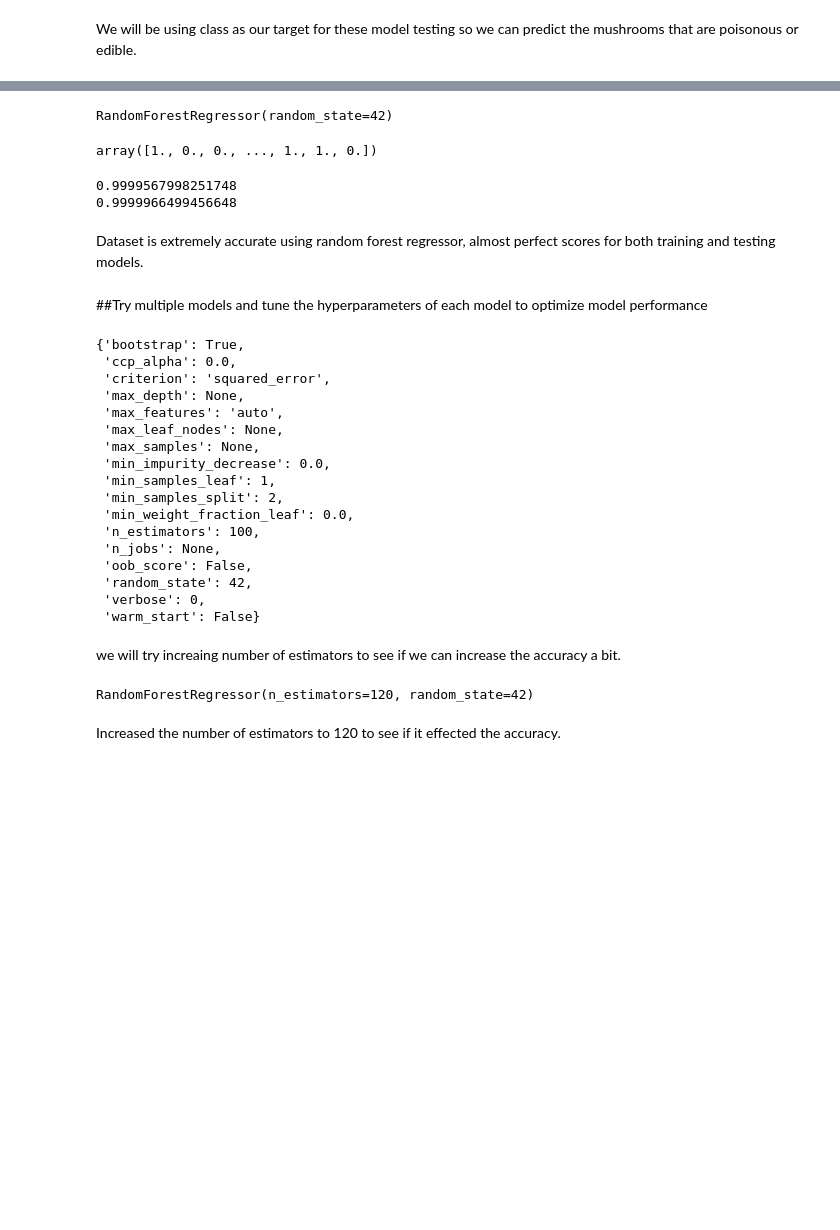
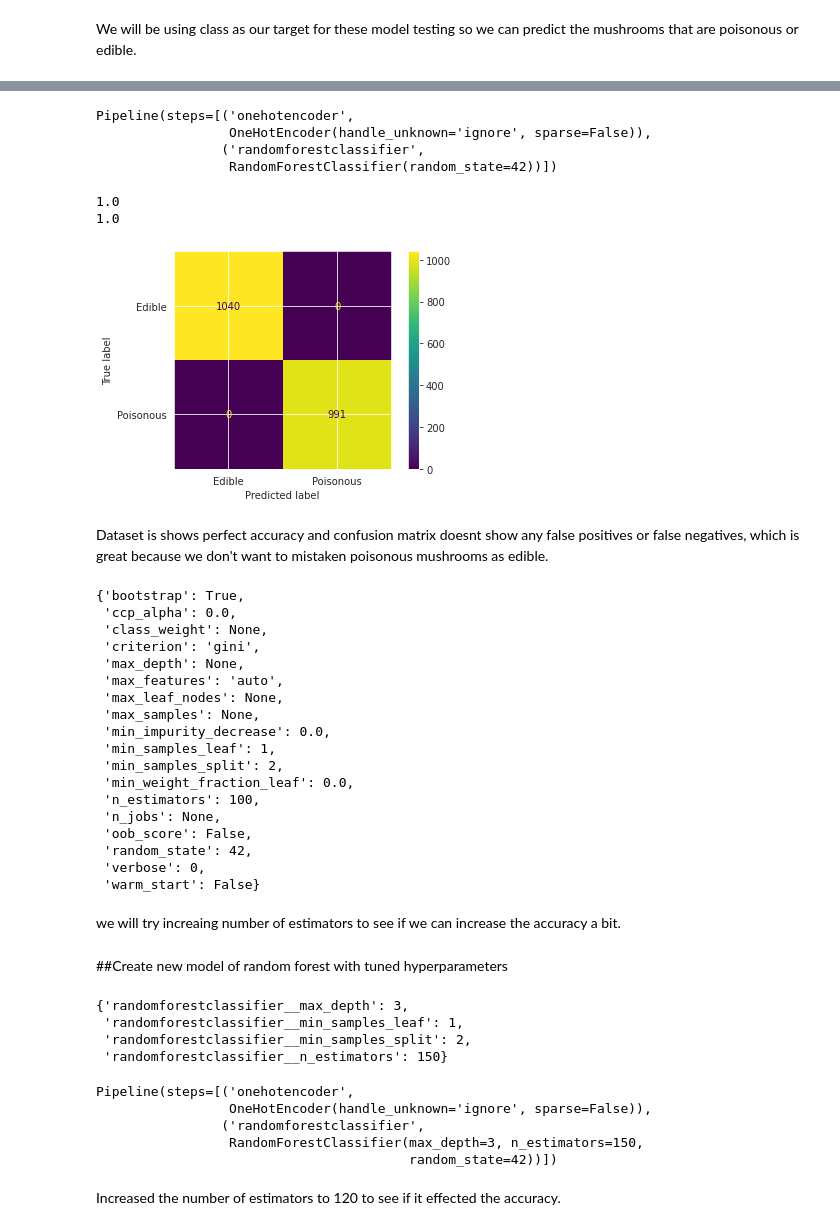
Before and after one commit to TopData530/Mushroom-Predictions, a Jupyter notebook: Project_2_Part_4.ipynb, the cells around one changed output, grey strips where cells are left out. Saved outputs shown, nothing was run; the diff lists cells and outputs as text; code cells hidden in the pictures; blank space fills up the shorter version.

```diff
--- a/Project_2_Part_4.ipynb
+++ b/Project_2_Part_4.ipynb
@@ -515,7 +478 @@ ColumnTransformer(transformers=[('pipeline',
-# %%
-#Process and transform data and convert parameter back to orginal split parameters
-X_train_processed = preprocessor.transform(X_train)
-X_test_processed = preprocessor.transform(X_test)
-X_train = X_train_processed
-X_test = X_test_processed
 # %% [markdown]
@@ -523,38 +480,45 @@ X_test = X_test_processed
 # %%
 # Import random forest Regressor
-from sklearn.ensemble import RandomForestRegressor
+from sklearn.ensemble import RandomForestClassifier
 #Instantiate randomforest for model
-rf = RandomForestRegressor(random_state = 42)
+rf = RandomForestClassifier(random_state = 42)
 # %%
 #Fit randomforest into data
-rf.fit(X_train, y_train)
+rf_pipe = make_pipeline(ohe, rf)
+rf_pipe.fit(X_train, y_train)
 # %% [output]
-RandomForestRegressor(random_state=42)
+Pipeline(steps=[('onehotencoder',
+                 OneHotEncoder(handle_unknown='ignore', sparse=False)),
+                ('randomforestclassifier',
+                 RandomForestClassifier(random_state=42))])
-# %%
-#Show data used for prediction
-rf.predict(X_test)
-# %% [output]
-array([1., 0., 0., ..., 1., 1., 0.])
+# %%
+#Create prediction for confusion matrix display
+predictions = rf_pipe.predict(X_test)
 # %%
 #Print accuracy scores of randomforest
-rf_train_score = rf.score(X_train, y_train)
-rf_test_score = rf.score(X_test, y_test)
+rf_train_score = rf_pipe.score(X_train, y_train)
+rf_test_score = rf_pipe.score(X_test, y_test)
 print(rf_train_score)
 print(rf_test_score)
 # %% [output]
-0.9999567998251748
-0.9999966499456648
+1.0
+1.0
-# %% [markdown]
-Dataset is extremely accurate using random forest regressor, almost perfect scores for both training and testing models.
-# %% [markdown]
-##Try multiple models and tune the hyperparameters of each model to optimize model performance
+# %%
+#Plot confusion matrix display
+labels=['Edible','Poisonous']
+ConfusionMatrixDisplay.from_predictions(y_test, predictions, display_labels=labels,);
+# %% [output]
+[figure, added]
+# %% [markdown]
+Dataset is shows perfect accuracy and confusion matrix doesnt show any false positives or false negatives, which is great because we don't want to mistaken poisonous mushrooms as edible.
 # %%
 #Check parameters for hypertuning
 rf.get_params()
 # %% [output]
 {'bootstrap': True,
  'ccp_alpha': 0.0,
- 'criterion': 'squared_error',
+ 'class_weight': None,
+ 'criterion': 'gini',
  'max_depth': None,
  'max_features': 'auto',
  'max_leaf_nodes': None,
@@ -571,12 +535,34 @@ rf.get_params()
  'warm_start': False}
 # %% [markdown]
 we will try increaing number of estimators to see if we can increase the accuracy a bit.
+# %% [markdown]
+##Create new model of random forest with tuned hyperparameters
+# %%
+# Let's try tuning our n_estimators, depth, and min_samples_leaf
+rf_params = {'randomforestclassifier__max_depth': [1,2,3],
+             'randomforestclassifier__min_samples_leaf': [1,3,5],
+             'randomforestclassifier__min_samples_split': [2,3,4],
+             'randomforestclassifier__n_estimators': [50, 100, 150]}
+
+# Instantiate GridSearchCV and get best parameters
+rf_grid_search = GridSearchCV(rf_pipe, rf_params)
+rf_grid_search.fit(X_train, y_train)
+rf_grid_search.best_params_
+# %% [output]
+{'randomforestclassifier__max_depth': 3,
+ 'randomforestclassifier__min_samples_leaf': 1,
+ 'randomforestclassifier__min_samples_split': 2,
+ 'randomforestclassifier__n_estimators': 150}
 # %%
 #Instantiate new randomforest parameter with hypertuning
-rf2 = RandomForestRegressor(random_state = 42, n_estimators= 120)
+rf2 = rf_grid_search.best_estimator_
 rf2.fit(X_train, y_train)
 # %% [output]
-RandomForestRegressor(n_estimators=120, random_state=42)
+Pipeline(steps=[('onehotencoder',
+                 OneHotEncoder(handle_unknown='ignore', sparse=False)),
+                ('randomforestclassifier',
+                 RandomForestClassifier(max_depth=3, n_estimators=150,
+                                        random_state=42))])
 # %% [markdown]
 Increased the number of estimators to 120 to see if it effected the accuracy.
 # %%
```
Also changed, not shown: parts of 60 cells of this notebook.
